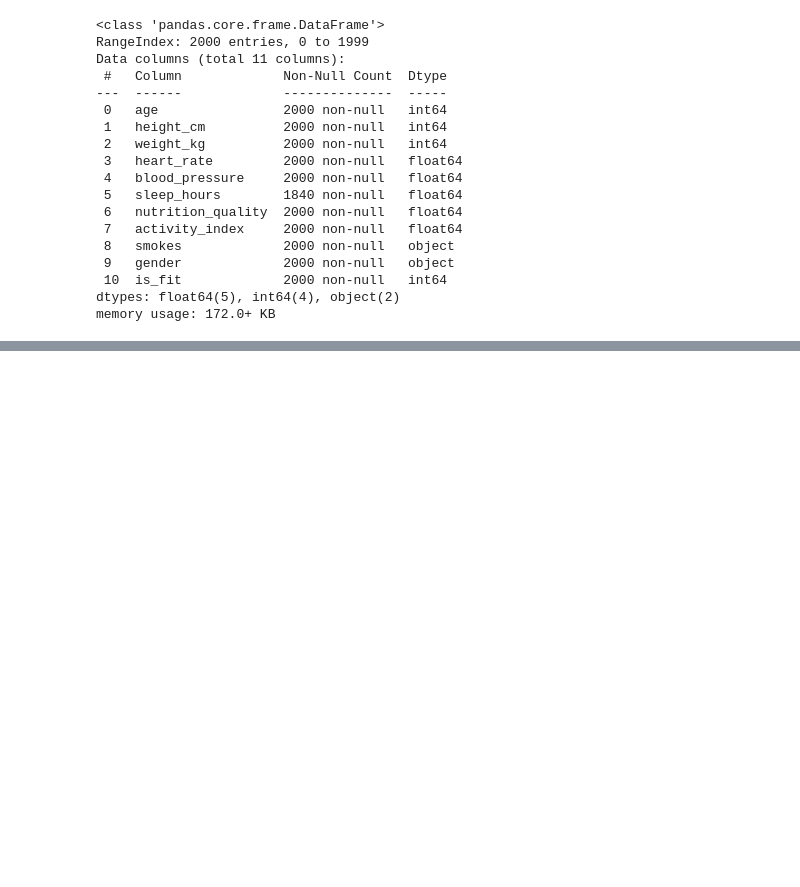
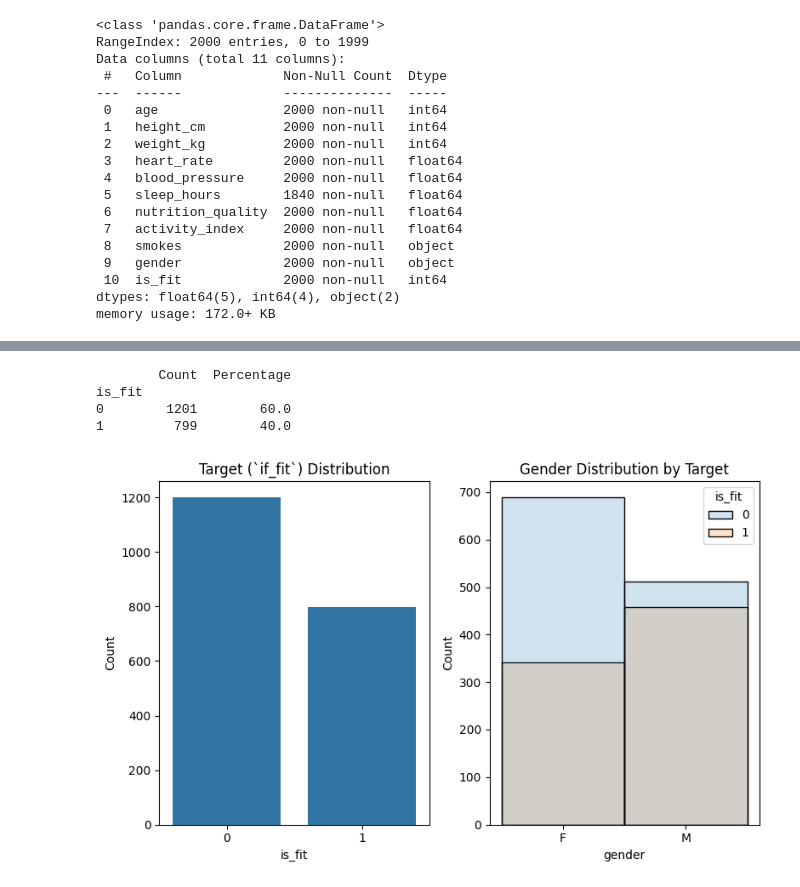
Before and after one commit to pptav0/ds_style_fitness, a Jupyter notebook: style_fitness/notebooks/project_analysis.ipynb, the cells around one changed output, grey strips where cells are left out. Cells and saved outputs as stored; diff of their text form; code cells hidden in the pictures; blank space fills up the shorter version.

```diff
--- a/style_fitness/notebooks/project_analysis.ipynb
+++ b/style_fitness/notebooks/project_analysis.ipynb
@@ -79,0 +311,31 @@ gender: ['F' 'M']
+# %%
+# Target distribution stats
+target_counts = data["is_fit"].value_counts()
+target_percent = data["is_fit"].value_counts(normalize=True) * 100
+print(pd.DataFrame({
+    "Count": target_counts,
+    "Percentage": target_percent.round(1)
+}))
+print()
+
+# Create subplots (1 row, 2 columns)
+fig, axes = plt.subplots(1, 2, figsize=(8, 5))
+
+# Plot 1: Target distribution
+sns.countplot(data=data, x="is_fit", ax=axes[0])
+axes[0].set_title("Target (`if_fit`) Distribution")
+axes[0].set_ylabel("Count")
+
+# Plot 2: Age distribution by Target
+sns.histplot(data=data, x="gender", hue="is_fit", ax=axes[1], alpha=0.20)
+axes[1].set_title("Gender Distribution by Target")
+axes[1].set_ylabel("Count")
+
+plt.tight_layout()
+plt.show()
+# %% [output]
+        Count  Percentage
+is_fit
+0        1201        60.0
+1         799        40.0
+[figure, added]
```
Also changed, not shown: parts of 49 cells of this notebook.
